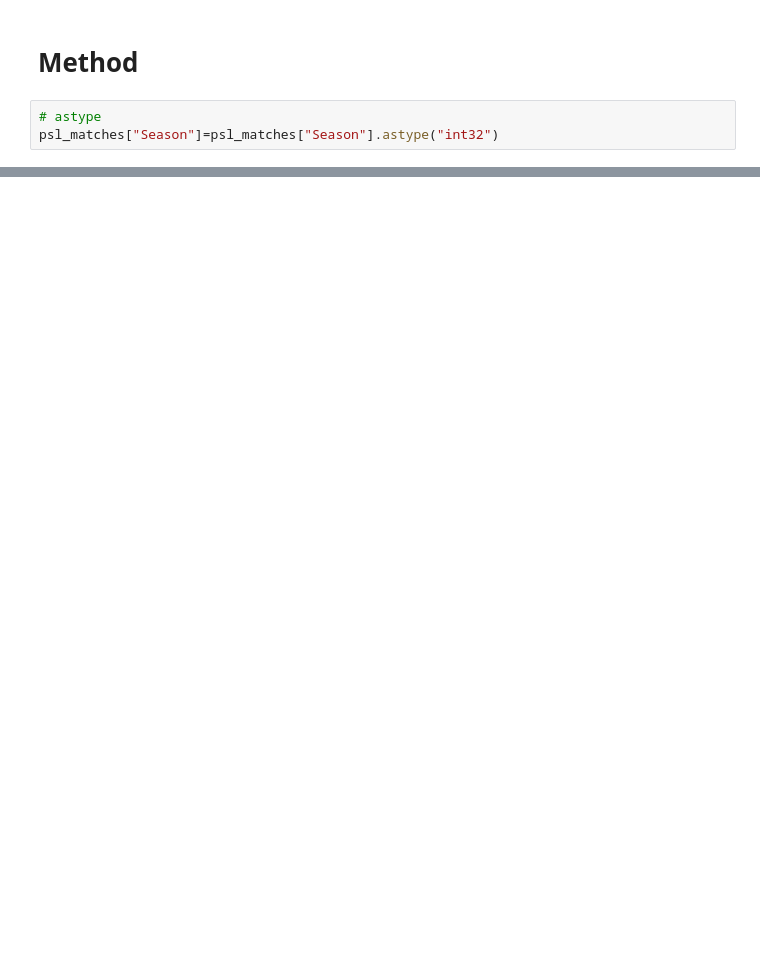
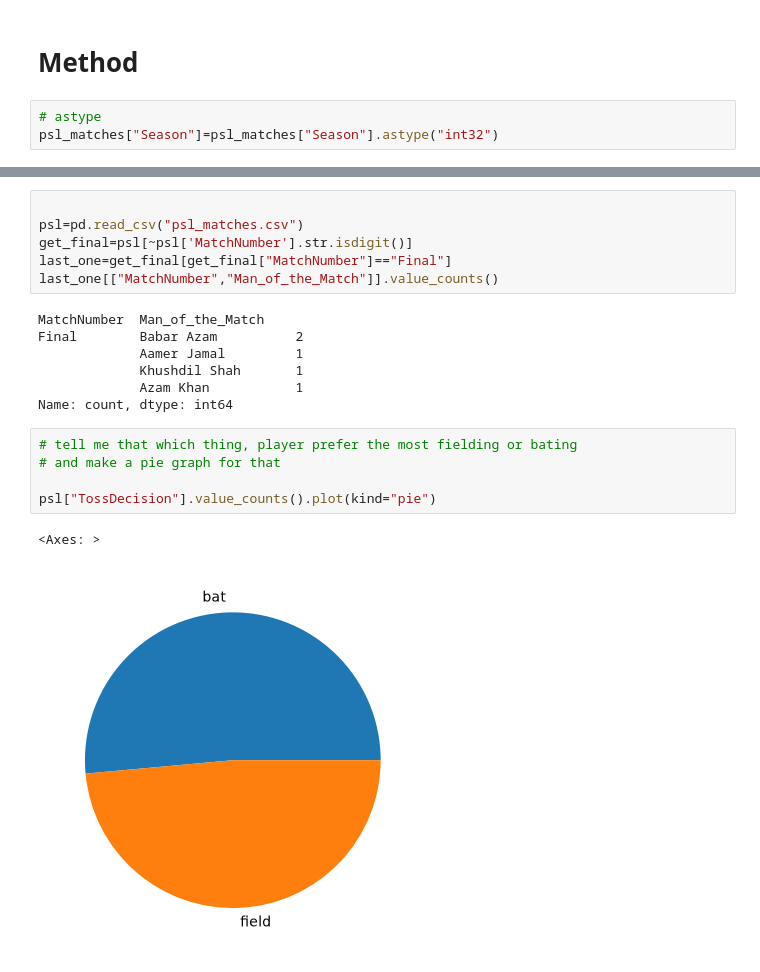
Before and after one commit to MuhammadNoman3405/Machine-Learning-Practice, a Jupyter notebook: Data Analysis With Python/Pandas/Pandas.ipynb, the cells around one changed output, grey strips where cells are left out. Cells and saved outputs as stored; diff of their text form; blank space fills up the shorter version.

```diff
--- a/Data Analysis With Python/Pandas/Pandas.ipynb
+++ b/Data Analysis With Python/Pandas/Pandas.ipynb
@@ -820,0 +822,21 @@ Name: count, dtype: int64
+# %%
+
+psl=pd.read_csv("psl_matches.csv")
+get_final=psl[~psl['MatchNumber'].str.isdigit()]
+last_one=get_final[get_final["MatchNumber"]=="Final"]
+last_one[["MatchNumber","Man_of_the_Match"]].value_counts()
+# %% [output]
+MatchNumber  Man_of_the_Match
+Final        Babar Azam          2
+             Aamer Jamal         1
+             Khushdil Shah       1
+             Azam Khan           1
+Name: count, dtype: int64
+# %%
+# tell me that which thing, player prefer the most fielding or bating
+# and make a pie graph for that
+
+psl["TossDecision"].value_counts().plot(kind="pie")
+# %% [output]
+<Axes: >
+[figure, added]
```
Also changed, not shown: parts of 152 cells of this notebook, 3 other files.
